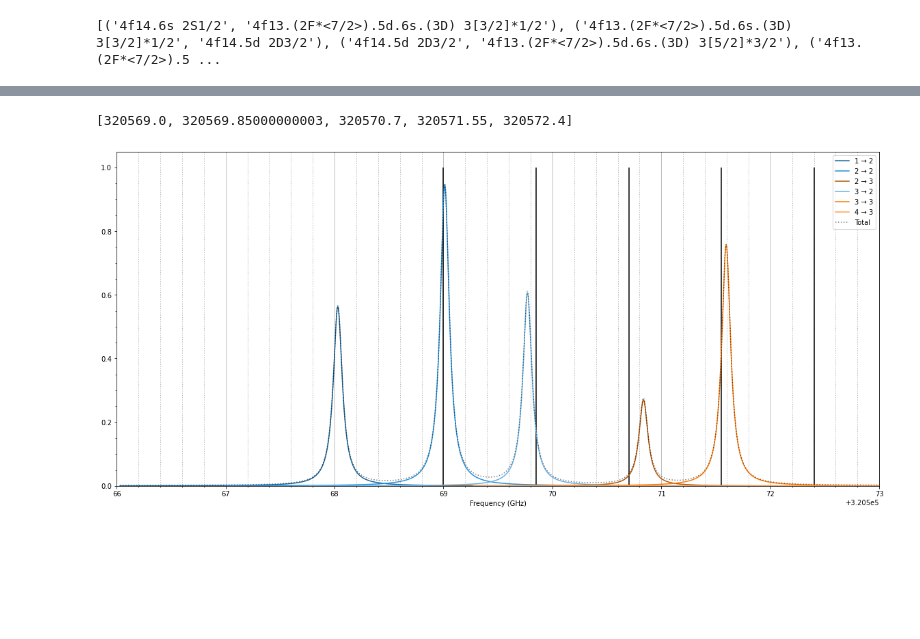
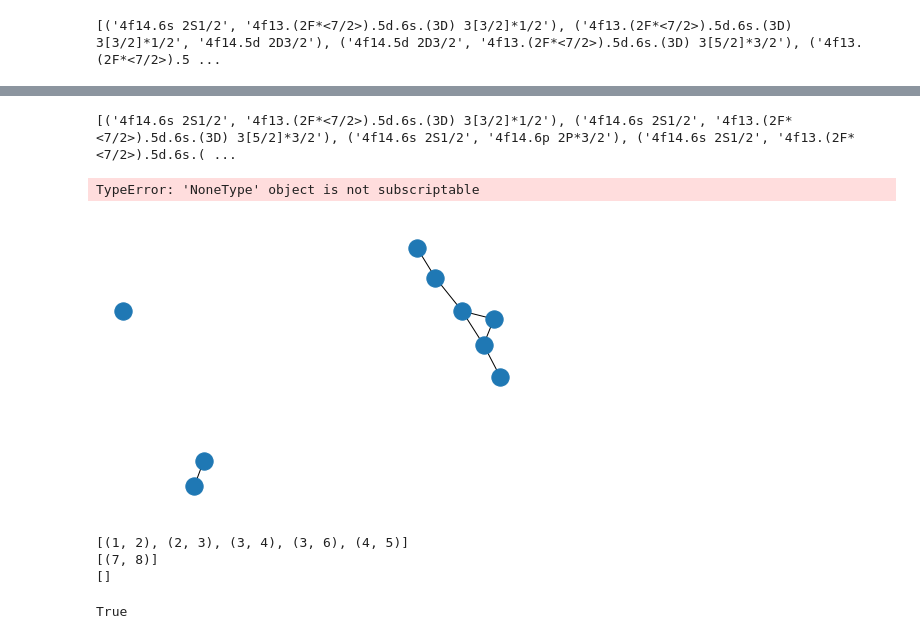
Before and after one commit to thomasdellaert/Atom-Toolkit, a Jupyter notebook: testing.ipynb, the cells around one changed output, grey strips where cells are left out. Drawn from its saved outputs; the diff is of its cells as text; code cells hidden in the pictures; blank space fills up the shorter version.

```diff
--- a/testing.ipynb
+++ b/testing.ipynb
@@ -153,39 +96,17 @@ plt.show()
-# %%
-%matplotlib inline
-
-plt.figure(figsize=(20, 9))
-
-lineshape = lineshapes.LorentzianLineShape(gamma=.1, ampl=1.0)
-mod_lineshape = lineshapes.ModLorentzianLineShape(gamma=.5, ampl=1.0, depth=0, mod_freq_GHz=0.8)
-
-ampl_dict = {'4f14.5d 2D3/2 F=1 → 4f13.(2F*<7/2>).5d.6s.(3D) 3[3/2]*1/2 F=2': 0.7499999999999999,
-            '4f14.5d 2D3/2 F=2 → 4f13.(2F*<7/2>).5d.6s.(3D) 3[3/2]*1/2 F=2': 0.9722222222222224,
-            '4f14.5d 2D3/2 F=2 → 4f13.(2F*<7/2>).5d.6s.(3D) 3[3/2]*1/2 F=3': 0.9722222222222224,
-            '4f14.5d 2D3/2 F=3 → 4f13.(2F*<7/2>).5d.6s.(3D) 3[3/2]*1/2 F=2': 0.7777777777777778,
-            '4f14.5d 2D3/2 F=3 → 4f13.(2F*<7/2>).5d.6s.(3D) 3[3/2]*1/2 F=3': 0.7777777777777778,
-            '4f14.5d 2D3/2 F=4 → 4f13.(2F*<7/2>).5d.6s.(3D) 3[3/2]*1/2 F=3': 0.,}
-
-
-center = 320570.700
-freq = .850
-lines = [center + x*freq for x in np.arange(-2, 3)]
-print(lines)
-plt.vlines(lines, 0.0, 1.0)
-
-graphers.plot_spectrum(a.transitions[('4f14.5d 2D3/2', '4f13.(2F*<7/2>).5d.6s.(3D) 3[3/2]*1/2')],
-                        lineshape=lineshape, coloring='u', num_points=3000, ampl_dict = ampl_dict)
-
-
-# plt.ylim(0, 6)
-plt.xlim(3.205e5+66, 3.205e5+73)
-ax = plt.gca()
-ax.grid(True, 'major', axis='x')
-ax.minorticks_on()
-
-ax.grid(True, 'minor', axis='x', linestyle=':', linewidth=1)
-
-
-plt.show()
-# %% [output]
-[320569.0, 320569.85000000003, 320570.7, 320571.55, 320572.4]
-[figure, removed]
+# %%
+print(a.levelsModel.edges())
+# %% [output]
+[('4f14.6s 2S1/2', '4f13.(2F*<7/2>).5d.6s.(3D) 3[3/2]*1/2'), ('4f14.6s 2S1/2', '4f13.(2F*<7/2>).5d.6s.(3D) 3[5/2]*3/2'), ('4f14.6s 2S1/2', '4f14.6p 2P*3/2'), ('4f14.6s 2S1/2', '4f13.(2F*<7/2>).5d.6s.( ...
+# %%
+g = nx.Graph()
+g.add_nodes_from(zip(range(1, 10), [{'level':i} for i in np.arange(0, 1000, 31)]))
+g.nodes()
+g.add_edges_from([(1, 2), (2, 3), (3, 4), (4, 5), (3, 6), (4, 6),(7, 8)])
+# %%
+print(None in a.levelsModel.edges())
+# %% [output]
+TypeError: 'NoneType' object is not subscriptable
+# %%
+nx.draw(g)
+# %% [output]
+[figure, added]
@@ -192 +140,16 @@ plt.show()
+# %%
+enforce(g)
+# %% [output]
+[(1, 2), (2, 3), (3, 4), (3, 6), (4, 5)]
+[(7, 8)]
+[]
+# %%
+ss='fff'
+
+if ss:
+    print(True)
+else:
+    print(False)
+# %% [output]
+True
 # %%
```
Also changed, not shown: parts of 14 cells of this notebook, 1 other file.
